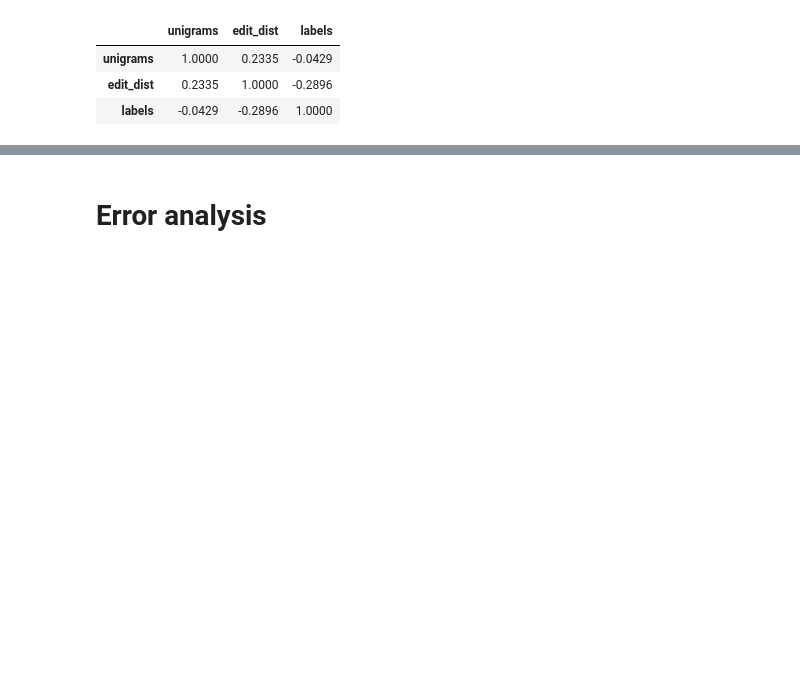
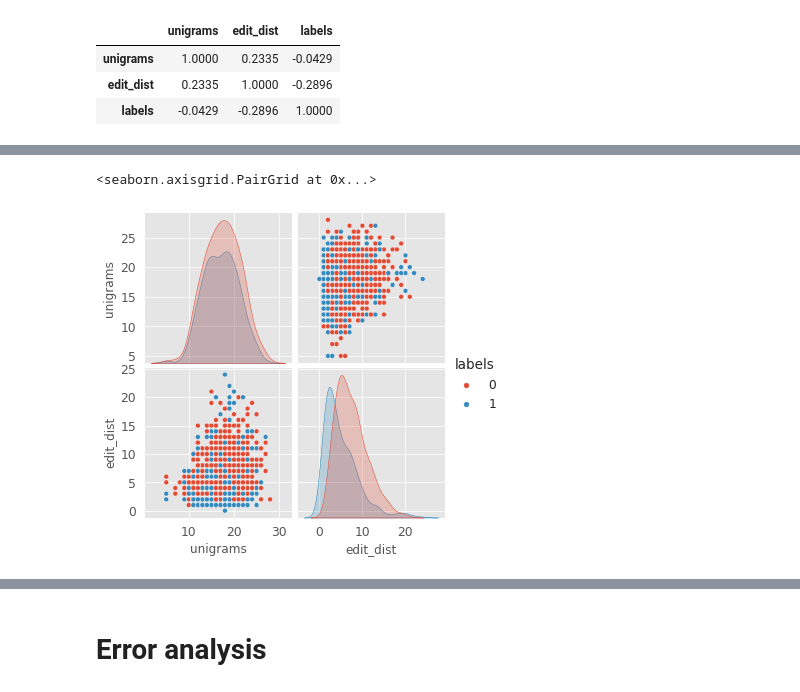
Before and after one commit to RuolinZheng08/ttic31190-natural-language-processing, a Jupyter notebook: hw4/mlp-results-analysis.ipynb, the cells around one changed output, grey strips where cells are left out. Saved outputs shown, nothing was run; the diff lists cells and outputs as text; code cells hidden in the pictures; blank space fills up the shorter version.

```diff
--- a/hw4/mlp-results-analysis.ipynb
+++ b/hw4/mlp-results-analysis.ipynb
@@ -236,0 +263,5 @@ display(dev_hard_df.corr())
+# %%
+sns.pairplot(data=dev_hard_df, hue='labels')
+# %% [output]
+<seaborn.axisgrid.PairGrid at 0x...>
+[figure, added]
```
Also changed, not shown: parts of 9 cells of this notebook, 1 other file.
